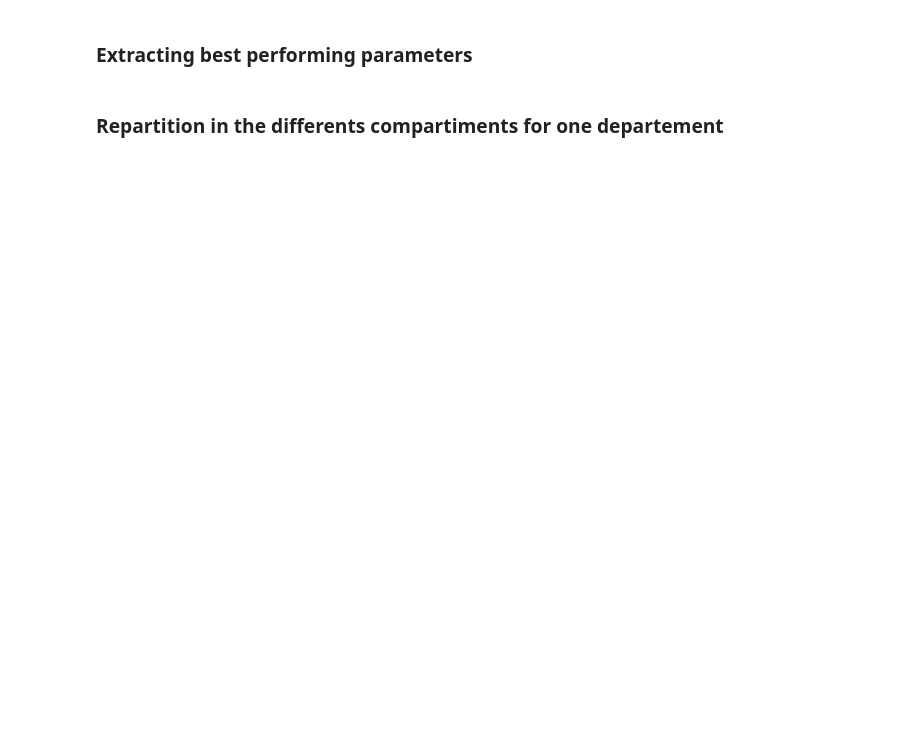
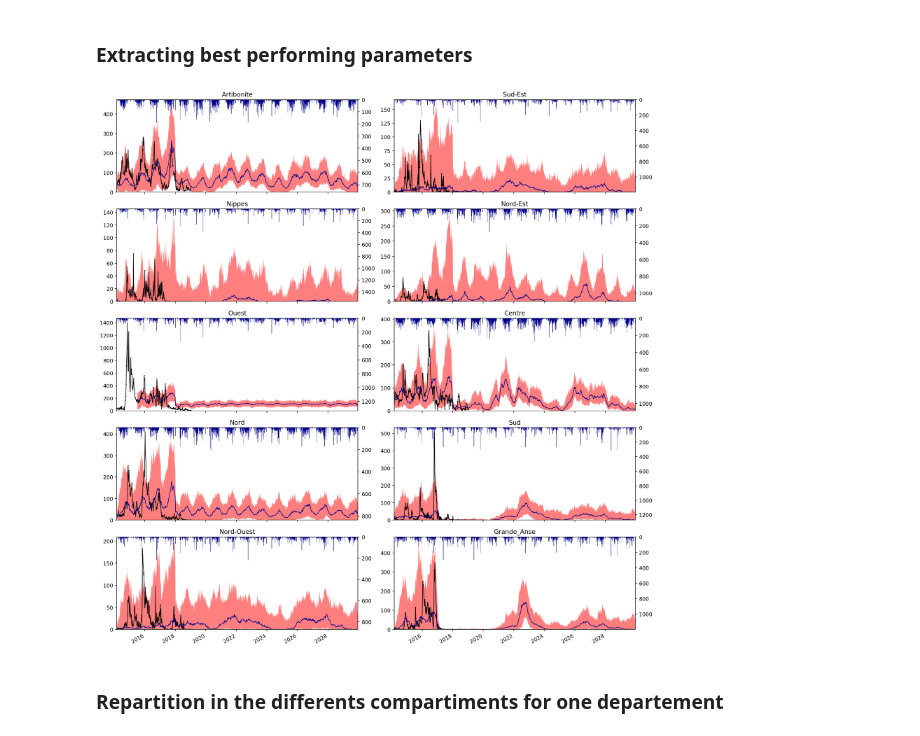
Before and after one commit to jcblemai/haiti-mass-ocv-campaign, a Jupyter notebook: forecast.ipynb, the cells around one changed output. Cells and saved outputs as stored; diff of their text form; code cells hidden in the pictures; blank space fills up the shorter version.

```diff
--- a/forecast.ipynb
+++ b/forecast.ipynb
@@ -183,29 +248,31 @@ params_disp
 # %%
 all_data['Ouest']['cases'][:datetime.date(2015,7,1)] = np.nan
 # %%
-# ti = input_parameters['t_start']
+ti = input_parameters['t_start']
 tf = input_parameters['t_end']
 tf = t_for
 
 fig, axes = plt.subplots((len(dept_avail))//2, 2, figsize=(15,15), squeeze = True, dpi = 200);
 fig.patch.set_facecolor('white')
 axes = axes.flatten();
 for i, dp in enumerate(dept_avail):
 
     axt =  axes[i].twinx()
     axes[i].plot(cases[dp][t_start:][ti:tf], marker='.', linestyle='-',color='k', linewidth=1, markersize=1 )
     axes[i].fill_between(all_data[dp]['cases']['q05'][ti:tf].index, all_data[dp]['cases']['q05'][ti:tf], all_data[dp]['cases']['q95'][ti:tf], alpha = .5, color = 'red', linewidth = 0)
     axes[i].plot(all_data[dp]['cases']['q50'][ti:tf], alpha = 1,linestyle='-', linewidth = 1, color = 'darkblue')
     axt.bar(pd.date_range(ti,tf, freq='W-SAT').date, rain[dp].resample('W-SAT').sum()[ti:tf], label = r'Rainfall', color = 'darkblue', width=7, alpha = 1)
 
     axes[i].set_title(dp)
     axes[i].set_ylim(0)
     axt.set_ylim(4*max(rain[dp].resample('W-SAT').sum()[t_start:t_for]),0) # check if only reverse y
     axes[i].set_xlim(ti, tf)
     #axes[i].legend()
 
 fig.autofmt_xdate()
 fig.tight_layout()
+# %% [output]
+[figure, added]
 # %% [markdown]
 ### Repartition in the differents compartiments for one departement
 # %%
```
Also changed, not shown: parts of 10 cells of this notebook, 1 other file.
